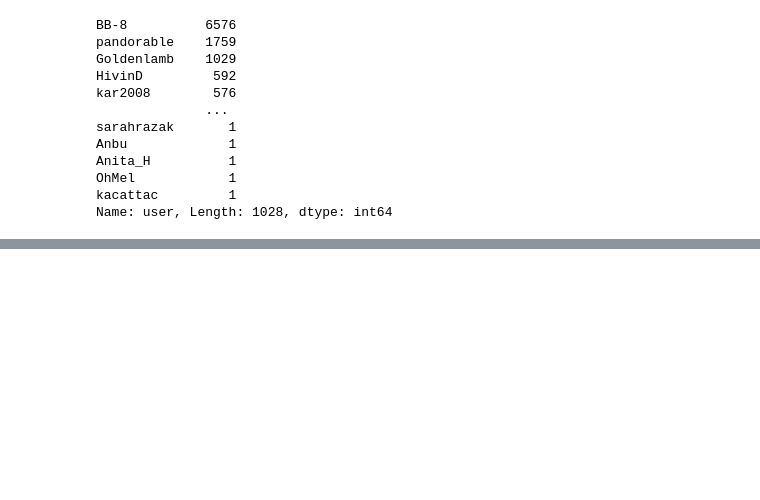
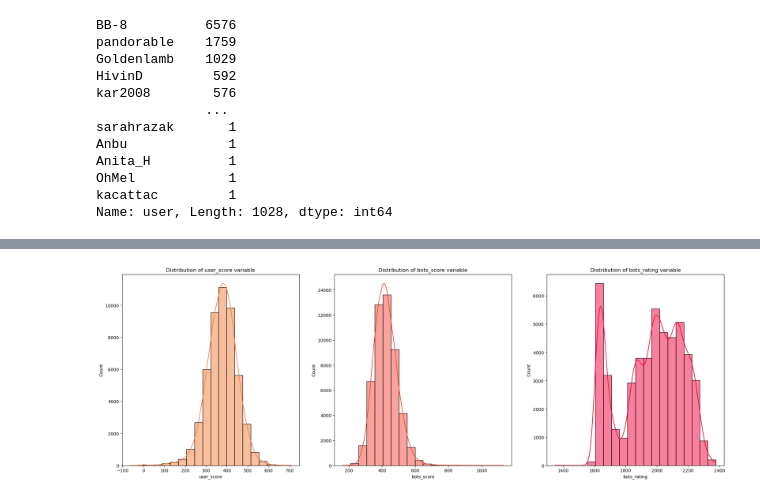
Before and after one commit to juliusmarkwei/Scrabble-Player-Rating, a Jupyter notebook: scrabble-player-rating.ipynb, the cells around one changed output, grey strips where cells are left out. Saved outputs shown, nothing was run; the diff lists cells and outputs as text; code cells hidden in the pictures; blank space fills up the shorter version.

```diff
--- a/scrabble-player-rating.ipynb
+++ b/scrabble-player-rating.ipynb
@@ -205,0 +209,4 @@ users_who_won[0]
+# %%
+lab_encode = LabelEncoder()
+train_df['bots'] = lab_encode.fit_transform(train_df['bots'])
+train_df.head()
@@ -205,0 +220,8 @@ users_who_won[0]
+# %%
+fig, axes = plt.subplots(1, 3, figsize = (25, 8))
+ax = axes.flatten()
+sns.histplot(ax = axes[0], x = train_df["user_score"], bins = 20, kde = True, color = "#f5803d").set(title = "Distribution of user_score variable");
+sns.histplot(ax = axes[1], x = train_df["bots_score"], bins = 20, kde = True, color = "#f5483a").set(title = "Distribution of bots_score variable");
+sns.histplot(ax = axes[2], x = train_df["bots_rating"], bins = 20, kde = True, color = "#f5003d").set(title = "Distribution of bots_rating variable");
+# %% [output]
+[figure, added]
```
Also changed, not shown: parts of 15 cells of this notebook.
